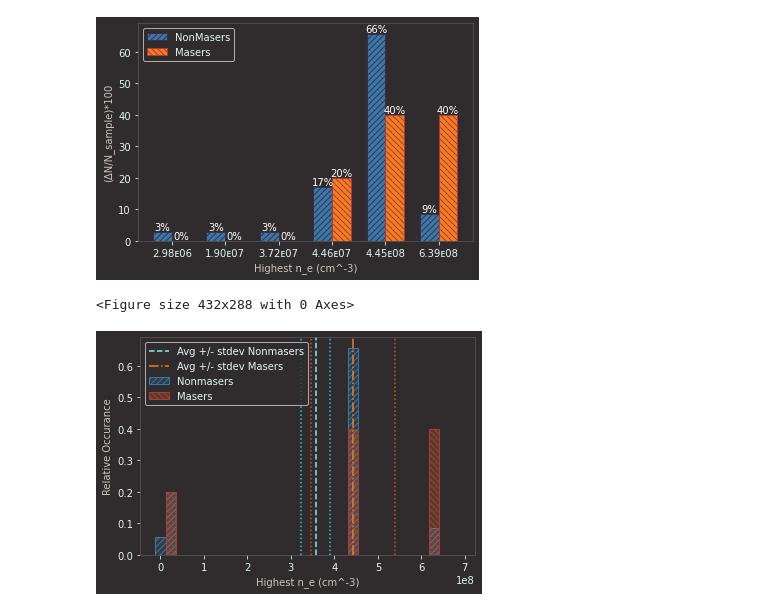
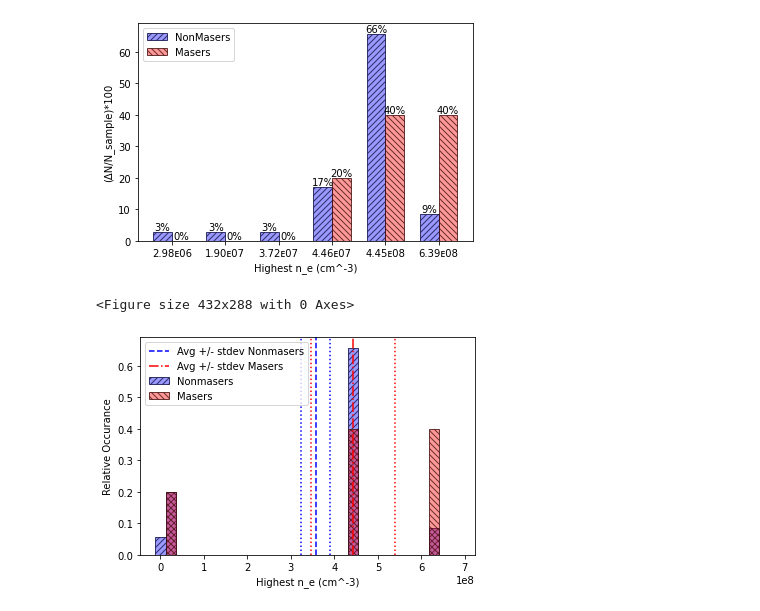
Before and after one commit to MaserResearchConstax23/pyscripts, a Jupyter notebook: IP_and_crit_density_histograms.ipynb, the cells around one changed output. Drawn from its saved outputs; the diff is of its cells as text; code cells hidden in the pictures.

```diff
--- a/IP_and_crit_density_histograms.ipynb
+++ b/IP_and_crit_density_histograms.ipynb
@@ -269,21 +267,21 @@ def show_CD_frequency(non_masers, masers):
 
     # Customize the plot appearance
     fig = plt.figure()
-    fig.patch.set_facecolor('#302c2e')  # Set background color to blackish
+    fig.patch.set_facecolor('white')  # Set background color to blackish
 
     ax = fig.add_subplot(111)
-    ax.set_facecolor('#302c2e')  # Set background color to blackish
-    for pos in ['bottom','top','left','right']:
-        ax.spines[pos].set_color('#5a5353')
-    ax.tick_params(axis='x', colors='#dff6f5')  # Set x-axis tick color to whiteish
-    ax.tick_params(axis='y', colors='#dff6f5')  # Set y-axis tick color to whiteish
+    # ax.set_facecolor('#302c2e')  # Set background color to blackish
+    # for pos in ['bottom','top','left','right']:
+    #     ax.spines[pos].set_color('black')
+    ax.tick_params(axis='x', colors='black')  # Set x-axis tick color to whiteish
+    ax.tick_params(axis='y', colors='black')  # Set y-axis tick color to whiteish
 
     #ax.set_title("Distribution of highest Critical Density (n_e) in Sample", color='#cfc6b8')
-    ax.set_xlabel("Highest n_e (cm^-3)", color='#cfc6b8')
-    ax.set_ylabel("(ΔN/N_sample)*100", color='#cfc6b8')
+    ax.set_xlabel("Highest n_e (cm^-3)", color='black')
+    ax.set_ylabel("(ΔN/N_sample)*100", color='black')
 
     # Bar colors and labels
-    bar_colors = ['#3978a8', '#f47e1b']
+    # bar_colors = ['#3978a8', '#f47e1b']
     bar_labels = ['NonMasers', 'Masers']
 
     # Calculate the positions of the bars on the x-axis
@@ -292,29 +290,29 @@ def show_CD_frequency(non_masers, masers):
     masers_positions = non_masers_positions + bar_width
 
     # Plot the bars for non_masers
-    plt.bar(non_masers_positions, (non_masers_counts / len(non_masers)) * 100, width=bar_width, label=bar_labels[0],color=bar_colors[0], hatch='////')
+    plt.bar(non_masers_positions, (non_masers_counts / len(non_masers)) * 100, width=bar_width, label=bar_labels[0], hatch='////',edgecolor = '#111144CC', color='#0000FF66',)
 
     # Plot the bars for masers
-    plt.bar(masers_positions, (unified_masers_counts / len(masers)) * 100, width=bar_width, label=bar_labels[1], color=bar_colors[1], hatch='\\\\\\\\')
+    plt.bar(masers_positions, (unified_masers_counts / len(masers)) * 100, width=bar_width, label=bar_labels[1], hatch='\\\\\\\\',edgecolor = '#441111CC', color='#FF000066',)
 
     # Set the x-axis tick positions and labels
     tick_positions = non_masers_positions + bar_width / 2
-    plt.xticks(tick_positions, non_masers_values, color='#dff6f5')
+    plt.xticks(tick_positions, non_masers_values, color='black')
 
     # Add the actual values above each bar
     for i, count in enumerate(non_masers_counts):
         plt.text(non_masers_positions[i], (count / len(non_masers)) * 100, str(int(round((count / len(non_masers) * 100), 0)))+"%",
-                 ha='center', va='bottom', color='white')
+                 ha='center', va='bottom', color='black')
 
     for i, count in enumerate(unified_masers_counts):
         plt.text(masers_positions[i], (count / len(masers)) * 100, str(int(round((count / len(masers)) * 100, 0)))+"%",
-                 ha='center', va='bottom', color='white')
+                 ha='center', va='bottom', color='black')
 
     # Add a legend with custom colors
     legend = plt.legend()
-    legend.get_frame().set_facecolor('#302c2e')  # Set legend background color to blackish
-    for text in legend.get_texts():
-        text.set_color('#dff6f5')  # Set legend text color to whiteish
+    # legend.get_frame().set_facecolor('#302c2e')  # Set legend background color to blackish
+    # for text in legend.get_texts():
+    #     text.set_color('#dff6f5')  # Set legend text color to whiteish
 
     # Show the plot
     plt.show()
@@ -346,7 +344,7 @@ for index, row in df_M_cl.iterrows():
 
 show_CD_frequency(highest_N_CDs, highest_M_CDs)
 # %% [output]
-[figure, old version]
+[figure, new version]
 # %%
 import matplotlib.pyplot as plt
 import numpy as np
@@ -371,50 +369,50 @@ bins = []
 for i in range(0, int(7E8), int(7E8/30)):
     bins.append(i)
 
 # Create histogram without bin width affecting height
 counts1, bins1, _ = plt.hist(data1, bins=bins, edgecolor='black', density=False)
 counts2, bins2, _ = plt.hist(data2, bins=bins, edgecolor='black', density=False)
 
 # Normalize the histogram
 normalized_counts1 = counts1 / len(data1)
 normalized_counts2 = counts2 / len(data2)
 
 # Create the normalized histogram
 plt.clf()
 
 fig = plt.figure()
-fig.patch.set_facecolor('#302c2e')  # Set background color to blackish
+fig.patch.set_facecolor('white')  # Set background color to blackish
 
 ax = fig.add_subplot(111)
-ax.set_facecolor('#302c2e')  # Set background color to blackish
-for pos in ['bottom','top','left','right']:
-    ax.spines[pos].set_color('#5a5353')
-ax.tick_params(axis='x', colors='#dff6f5')  # Set x-axis tick color to whiteish
-ax.tick_params(axis='y', colors='#dff6f5')  # Set y-axis tick color to whiteish
-ax.set_xlabel("Highest n_e (cm^-3)", color='#cfc6b8')
-ax.set_ylabel("Relative Occurance", color='#cfc6b8')
+# ax.set_facecolor('#302c2e')  # Set background color to blackish
+# for pos in ['bottom','top','left','right']:
+#     ax.spines[pos].set_color('#5a5353')
+ax.tick_params(axis='x', colors='black')  # Set x-axis tick color to whiteish
+ax.tick_params(axis='y', colors='black')  # Set y-axis tick color to whiteish
+ax.set_xlabel("Highest n_e (cm^-3)", color='black')
+ax.set_ylabel("Relative Occurance", color='black')
 
 
 
-plt.bar(bins1[:-1], normalized_counts1, width=np.diff(bins1), edgecolor = '#3978a8', color='#3978a833', label='Nonmasers', hatch='////')
-plt.bar(bins2[:-1], normalized_counts2, width=np.diff(bins2), edgecolor = '#a93b3b', color='#f47e1b33', label='Masers', hatch='\\\\\\\\')
+plt.bar(bins1[:-1], normalized_counts1, width=np.diff(bins1), label='Nonmasers', hatch='////',edgecolor = '#111144CC', color='#0000FF66',)
+plt.bar(bins2[:-1], normalized_counts2, width=np.diff(bins2), label='Masers', hatch='\\\\\\\\',edgecolor = '#441111CC', color='#FF000066',)
 
 
 # Plot average as a vertical line
-plt.axvline(x=average1, color='#8aebf1', linestyle='--', label='Avg +/- stdev Nonmasers')
-plt.axvline(x=average1-std_dev1, color='#28ccdf', linestyle=':')
-plt.axvline(x=average1+std_dev1, color='#28ccdf', linestyle=':')
-plt.axvline(x=average2, color='#f47e1b', linestyle='-.', label='Avg +/- stdev Masers')
-plt.axvline(x=average2-std_dev2, color='#e6482e', linestyle=':')
-plt.axvline(x=average2+std_dev2, color='#e6482e', linestyle=':')
+plt.axvline(x=average1, color='blue', linestyle='--', label='Avg +/- stdev Nonmasers')
+plt.axvline(x=average1-std_dev1, color='blue', linestyle=':')
+plt.axvline(x=average1+std_dev1, color='blue', linestyle=':')
+plt.axvline(x=average2, color='red', linestyle='-.', label='Avg +/- stdev Masers')
+plt.axvline(x=average2-std_dev2, color='red', linestyle=':')
+plt.axvline(x=average2+std_dev2, color='red', linestyle=':')
 # plt.xscale('log')
 
 legend = plt.legend()
-legend.get_frame().set_facecolor('#302c2e')  # Set legend background color to blackish
-for text in legend.get_texts():
-    text.set_color('#dff6f5')  # Set legend text color to whiteish
+# legend.get_frame().set_facecolor('#302c2e')  # Set legend background color to blackish
+# for text in legend.get_texts():
+#     text.set_color('#dff6f5')  # Set legend text color to whiteish
 
 plt.show()
 # %% [output]
 <Figure size 432x288 with 0 Axes>
-[figure, old version]
+[figure, new version]
```
Also changed, not shown: parts of 2 cells of this notebook, 1 other file.
